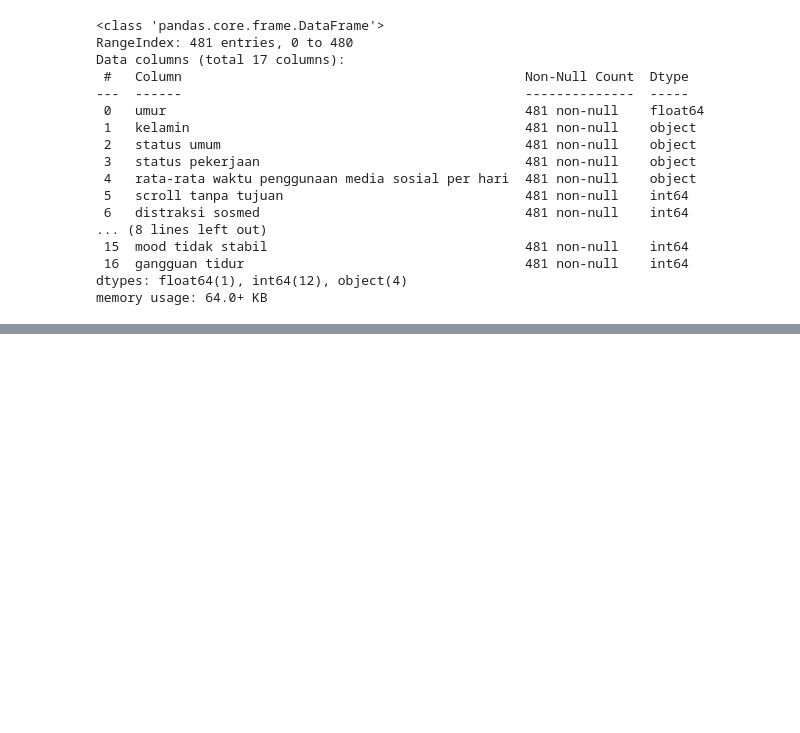
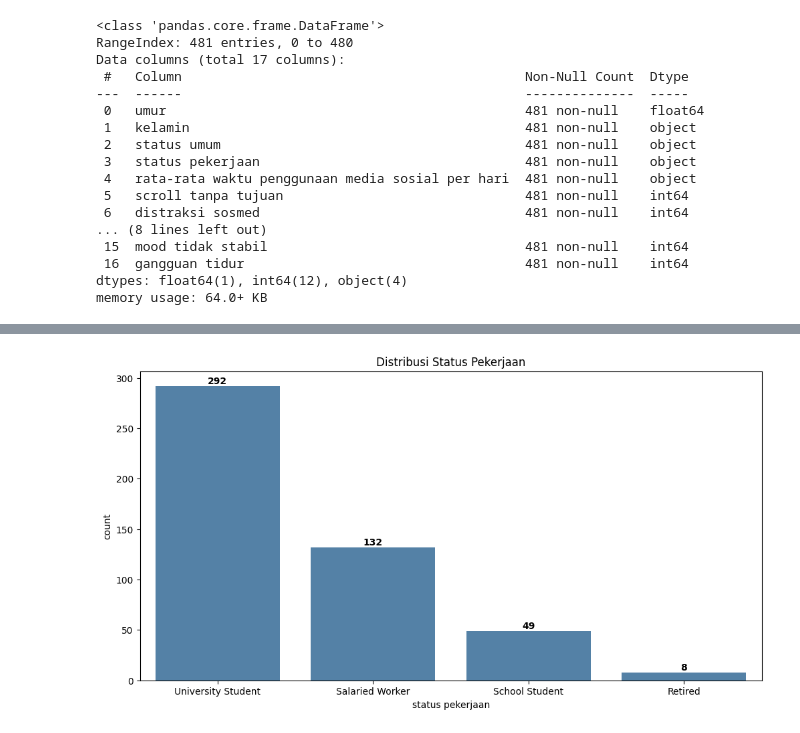
Before and after one commit to Sann11-y/Clustering-types-of-social-media-users, a Jupyter notebook: Project.ipynb, the cells around one changed output, grey strips where cells are left out. Saved outputs shown, nothing was run; the diff lists cells and outputs as text; code cells hidden in the pictures; blank space fills up the shorter version.

```diff
--- a/Project.ipynb
+++ b/Project.ipynb
@@ -310,0 +433,15 @@ plt.show()
+# %%
+plt.figure(figsize=(12, 6))
+
+ax=sns.countplot(
+    data=df3,
+    x='status pekerjaan',
+    color='steelblue',
+    order=df3['status pekerjaan'].value_counts().index
+    )
+
+ax.set_title('Distribusi Status Pekerjaan')
+for container in ax.containers:
+    ax.bar_label(container, fmt='%d', label_type='edge', weight='bold')
+# %% [output]
+[figure, added]
```
Also changed, not shown: parts of 13 cells of this notebook.
